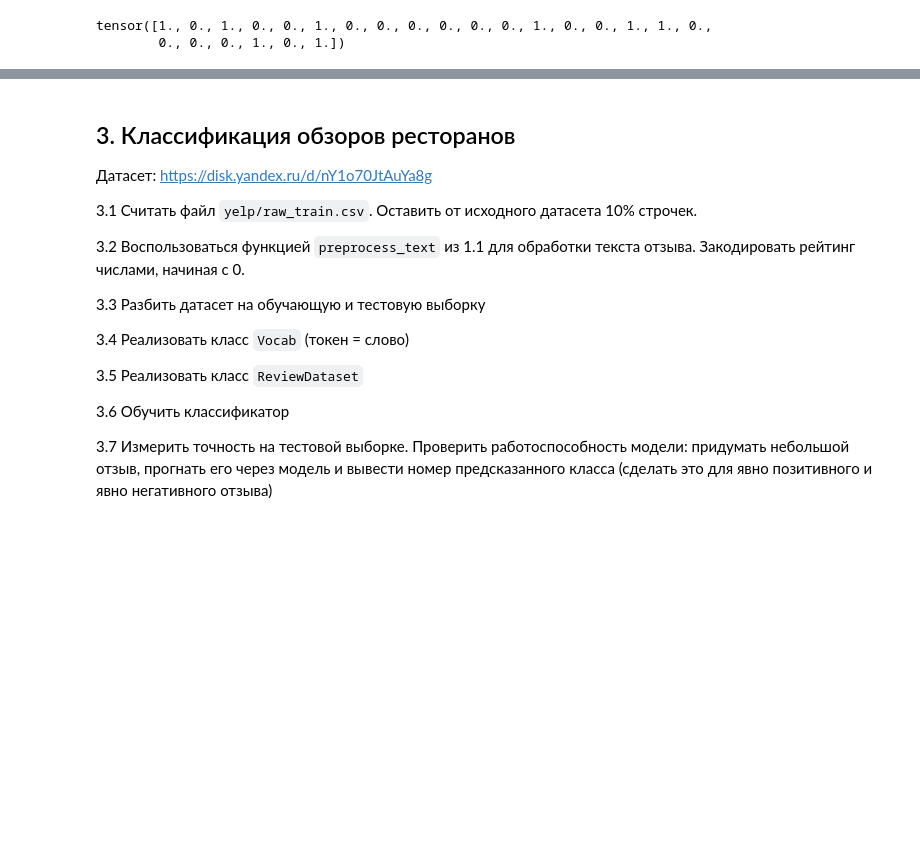
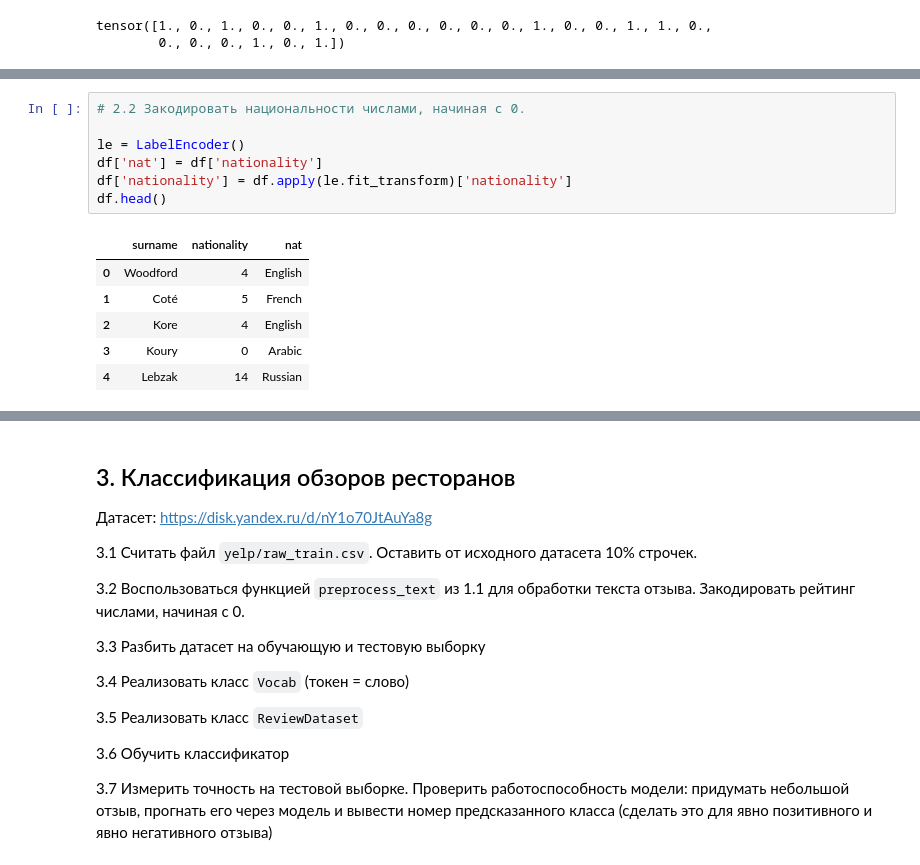
Before and after one commit to victorioustone/tadimo_2, a Jupyter notebook: 5/5_ТАДиМО.ipynb, the cells around one changed output, grey strips where cells are left out. Cells and saved outputs as stored; diff of their text form; blank space fills up the shorter version.

```diff
--- a/5/5_ТАДиМО.ipynb
+++ b/5/5_ТАДиМО.ipynb
@@ -172,0 +207,14 @@ tensor([1., 0., 1., 0., 0., 1., 0., 0., 0., 0., 0., 0., 1., 0., 0., 1., 1., 0.,
+# %%
+# 2.2 Закодировать национальности числами, начиная с 0.
+
+le = LabelEncoder()
+df['nat'] = df['nationality']
+df['nationality'] = df.apply(le.fit_transform)['nationality']
+df.head()
+# %% [output]
+|  | surname | nationality | nat |
+| 0 | Woodford | 4 | English |
+| 1 | Coté | 5 | French |
+| 2 | Kore | 4 | English |
+| 3 | Koury | 0 | Arabic |
+| 4 | Lebzak | 14 | Russian |
```
Also changed, not shown: parts of 14 cells of this notebook.
